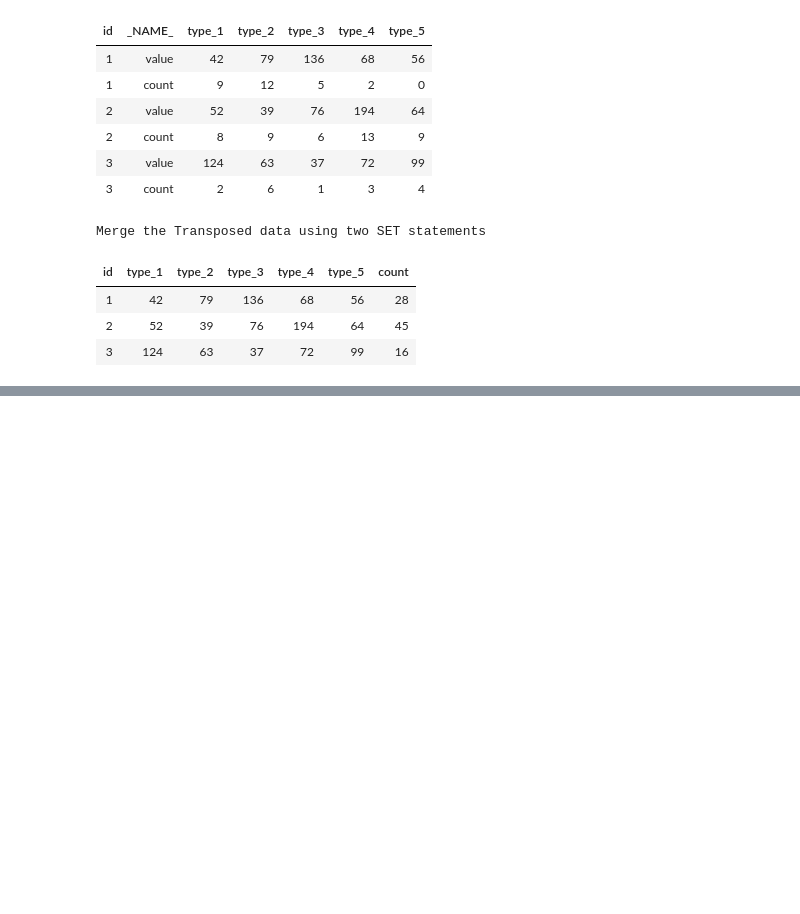
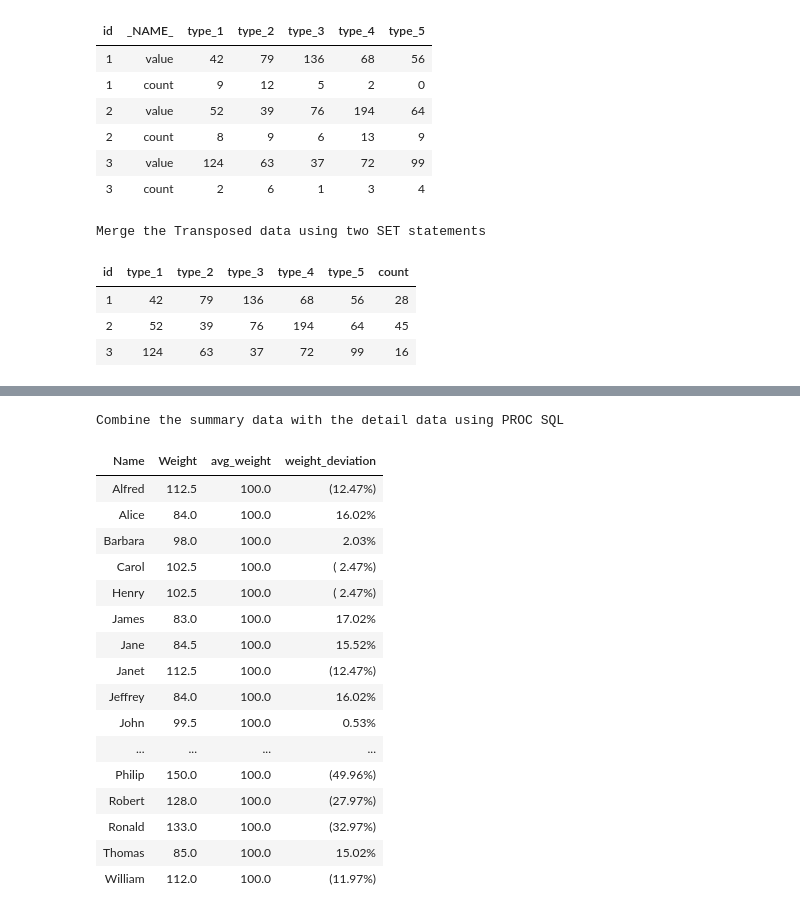
Before and after one commit to ProcJimi/curriculum, a Jupyter notebook: Week6/Week6.ipynb, the cells around one changed output, grey strips where cells are left out. Saved outputs shown, nothing was run; the diff lists cells and outputs as text; code cells hidden in the pictures; blank space fills up the shorter version.

```diff
--- a/Week6/Week6.ipynb
+++ b/Week6/Week6.ipynb
@@ -1278,0 +1502,30 @@ run;
+# %%
+*Ex11_summary_detail.sas (Part 4);
+title1 'Combine the summary data with the detail data using PROC SQL';
+PROC SQL;
+select  name
+       ,weight format=5.1
+       ,mean(weight) as avg_weight format=5.1
+       ,1-(weight/calculated avg_weight)
+          as weight_deviation format=percent8.2
+  from sashelp.class;
+ quit;
+# %% [output]
+Combine the summary data with the detail data using PROC SQL
+| Name | Weight | avg_weight | weight_deviation |
+| Alfred | 112.5 | 100.0 | (12.47%) |
+| Alice | 84.0 | 100.0 | 16.02% |
+| Barbara | 98.0 | 100.0 | 2.03% |
+| Carol | 102.5 | 100.0 | ( 2.47%) |
+| Henry | 102.5 | 100.0 | ( 2.47%) |
+| James | 83.0 | 100.0 | 17.02% |
+| Jane | 84.5 | 100.0 | 15.52% |
+| Janet | 112.5 | 100.0 | (12.47%) |
+| Jeffrey | 84.0 | 100.0 | 16.02% |
+| John | 99.5 | 100.0 | 0.53% |
+| ... | ... | ... | ... |
+| Philip | 150.0 | 100.0 | (49.96%) |
+| Robert | 128.0 | 100.0 | (27.97%) |
+| Ronald | 133.0 | 100.0 | (32.97%) |
+| Thomas | 85.0 | 100.0 | 15.02% |
+| William | 112.0 | 100.0 | (11.97%) |
```
Also changed, not shown: parts of 20 cells of this notebook, 4 other files.
